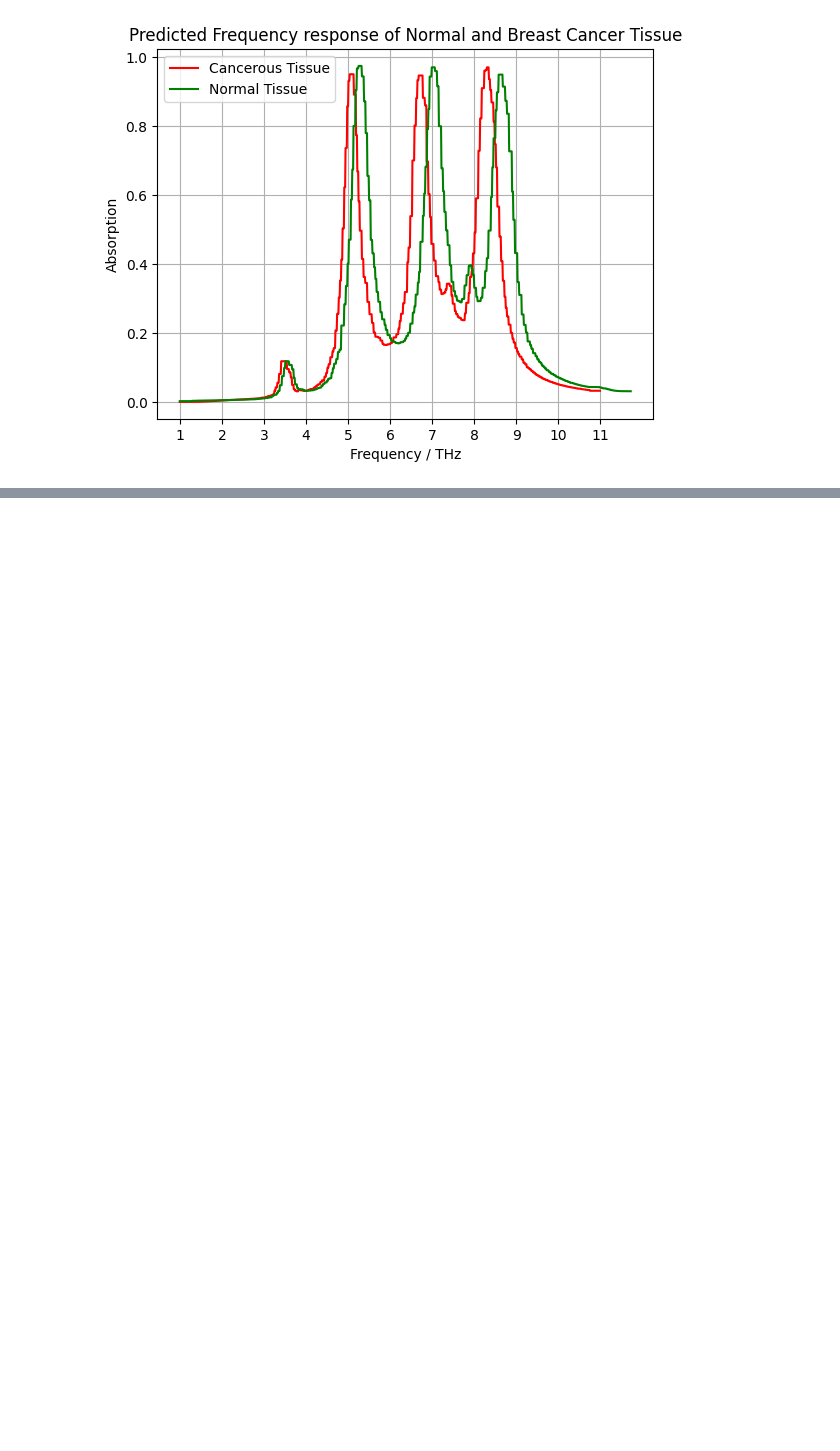
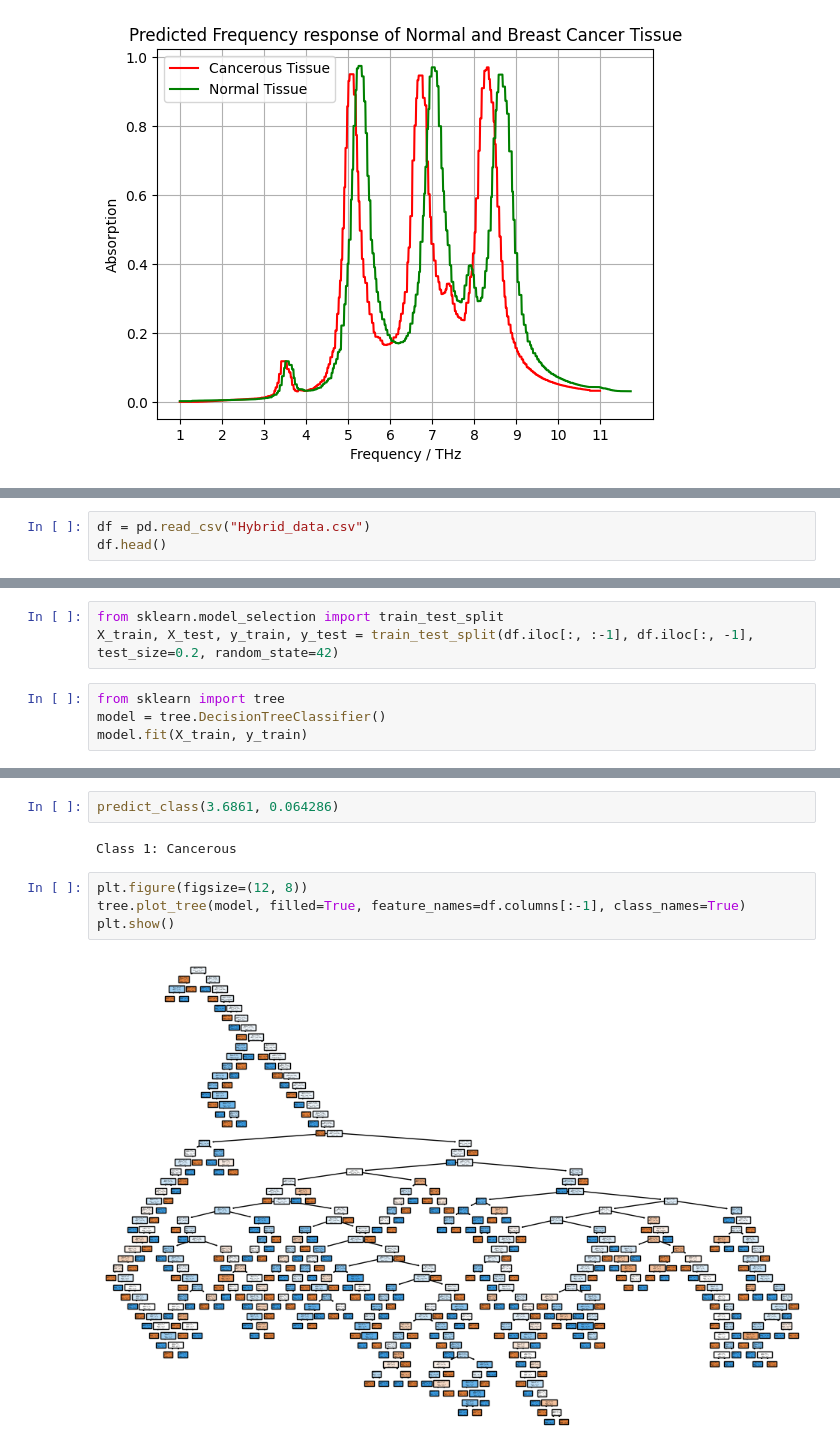
Before and after one commit to sansriti14/terahertz-absorber, a Jupyter notebook: absorber_ann_model.ipynb, the cells around one changed output, grey strips where cells are left out. Cells and saved outputs as stored; diff of their text form; blank space fills up the shorter version.

```diff
--- a/absorber_ann_model.ipynb
+++ b/absorber_ann_model.ipynb
@@ -572,0 +656,3 @@ graph(comparison = predicted_normal)
+# %%
+df = pd.read_csv("Hybrid_data.csv")
+df.head()
@@ -572,0 +666,7 @@ graph(comparison = predicted_normal)
+# %%
+from sklearn.model_selection import train_test_split
+X_train, X_test, y_train, y_test = train_test_split(df.iloc[:, :-1], df.iloc[:, -1], test_size=0.2, random_state=42)
+# %%
+from sklearn import tree
+model = tree.DecisionTreeClassifier()
+model.fit(X_train, y_train)
@@ -572,0 +741,10 @@ graph(comparison = predicted_normal)
+# %%
+predict_class(3.6861, 0.064286)
+# %% [output]
+Class 1: Cancerous
+# %%
+plt.figure(figsize=(12, 8))
+tree.plot_tree(model, filled=True, feature_names=df.columns[:-1], class_names=True)
+plt.show()
+# %% [output]
+[figure, added]
```
Also changed, not shown: parts of 28 cells of this notebook.
